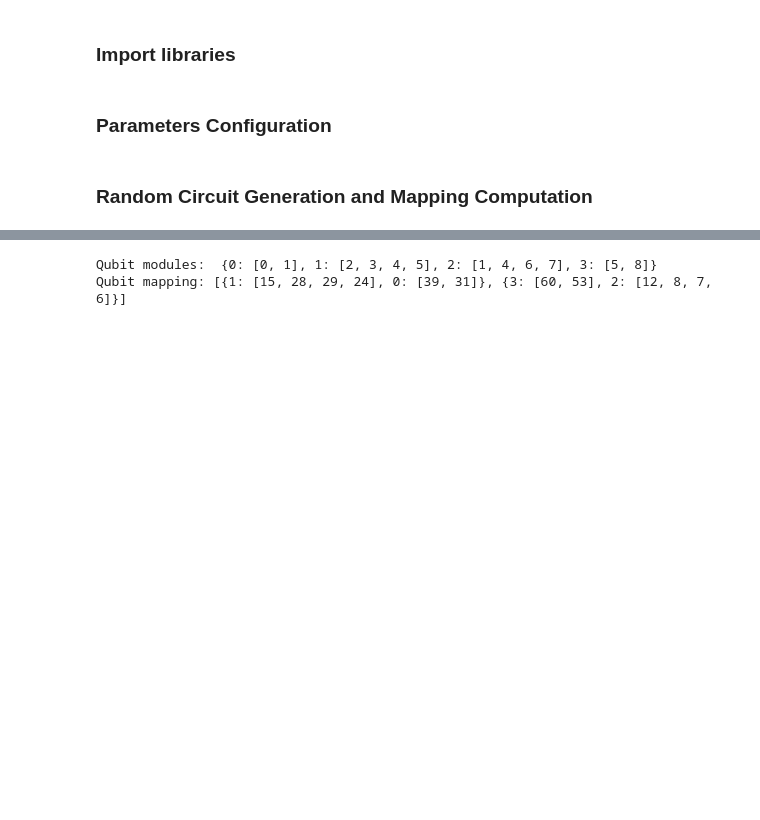
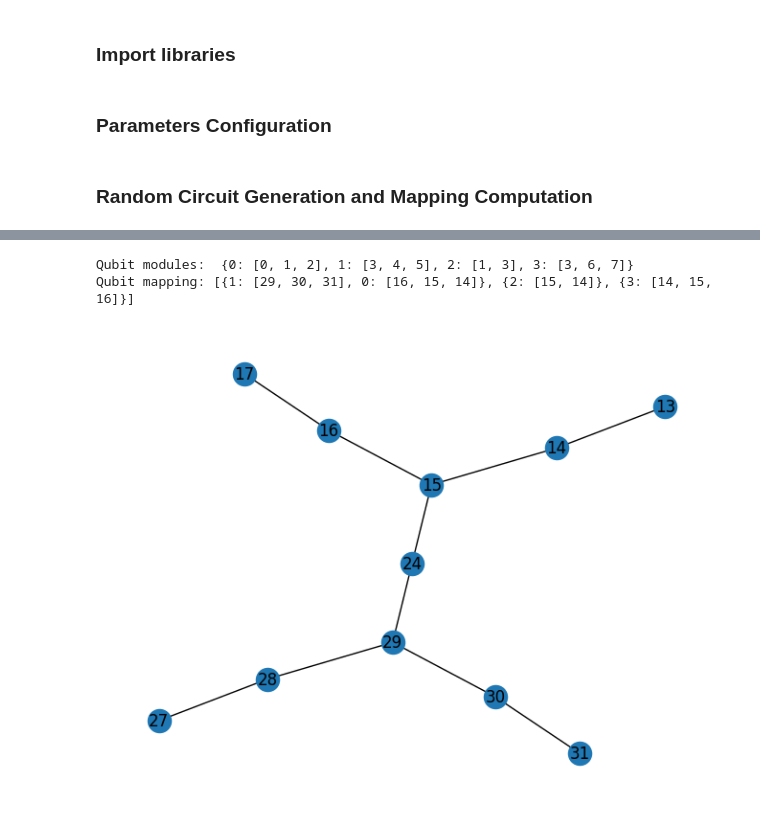
Before and after one commit to Giorgio-Miani/quantum-swap-optimizer, a Jupyter notebook: testing/testing.ipynb, the cells around one changed output, grey strips where cells are left out. Cells and saved outputs as stored; diff of their text form; code cells hidden in the pictures; blank space fills up the shorter version.

```diff
--- a/testing/testing.ipynb
+++ b/testing/testing.ipynb
@@ -43,9 +45,16 @@ circuit.draw_dependency_graph()
 # %%
 # Generate the Quantum Circuit Mapping
-q_map = qMap.QubitMapping(circuit, backend=FakeBrooklynV2(), buffer_distance=buffer_distance, reduced_distance=2, max_allowed_weight=3)
+q_map = qMap.QubitMapping(circuit, backend=FakeManhattanV2(), buffer_distance=buffer_distance, reduced_distance=reduced_distance, max_allowed_weight=max_allowed_weight)
 q_map.generate_qubit_mapping()
 print(f"Qubit modules:  {q_map.modules_qubits}")
 print(f"Qubit mapping: {q_map.qubit_mapping}")
 # %% [output]
-Qubit modules:  {0: [0, 1], 1: [2, 3, 4, 5], 2: [1, 4, 6, 7], 3: [5, 8]}
-Qubit mapping: [{1: [15, 28, 29, 24], 0: [39, 31]}, {3: [60, 53], 2: [12, 8, 7, 6]}]
+Qubit modules:  {0: [0, 1, 2], 1: [3, 4, 5], 2: [1, 3], 3: [3, 6, 7]}
+Qubit mapping: [{1: [29, 30, 31], 0: [16, 15, 14]}, {2: [15, 14]}, {3: [14, 15, 16]}]
+# %%
+couplings = q_map.reduced_coupling_maps[0].get_edges()
+qc_graph  = nx.from_edgelist(couplings)
+pos = nx.kamada_kawai_layout(qc_graph)
+nx.draw(qc_graph, pos, with_labels=True)
+# %% [output]
+[figure, added]
```
Also changed, not shown: parts of 7 cells of this notebook.
